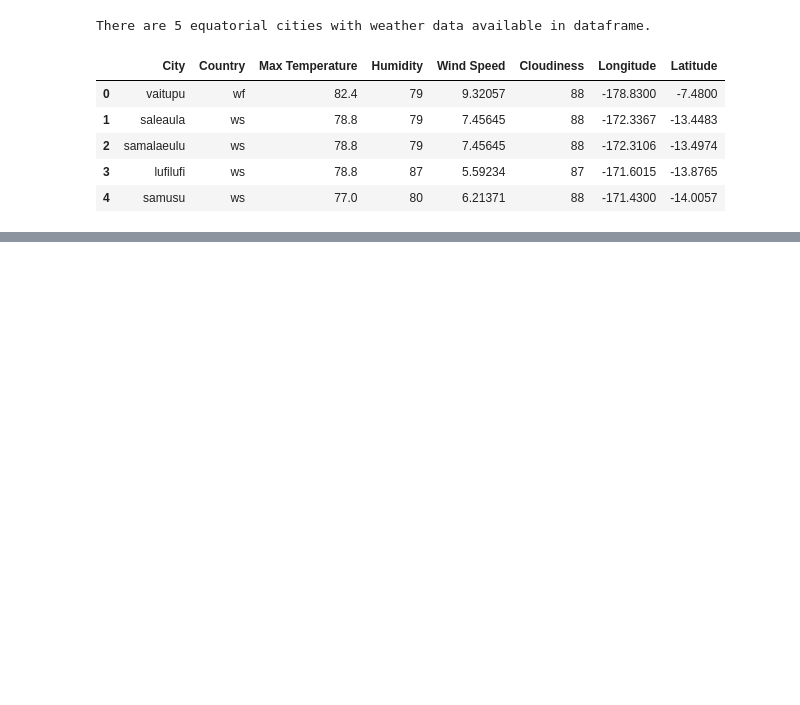
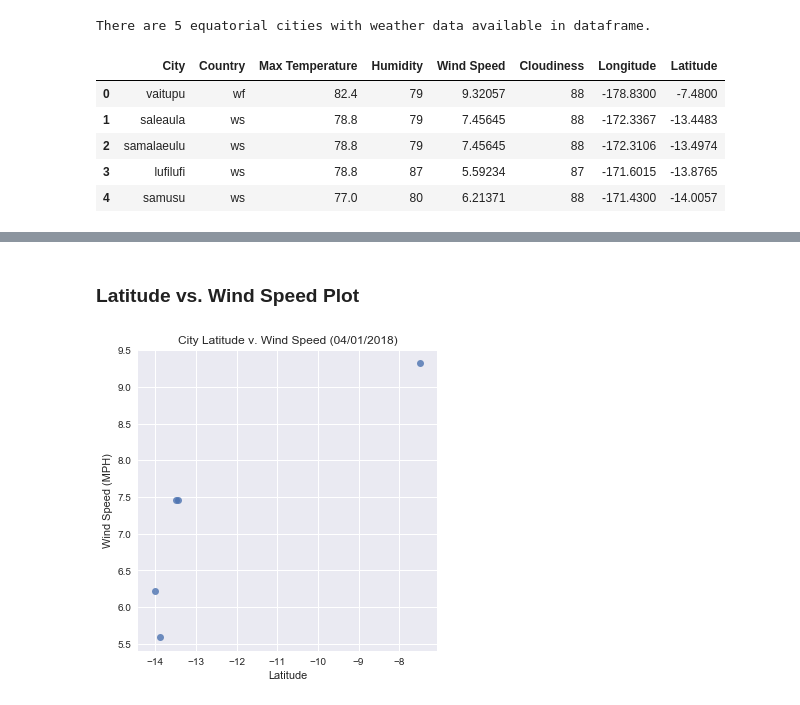
Before and after one commit to deleojean/PythonAPI-Challenge, a Jupyter notebook: main.ipynb, the cells around one changed output, grey strips where cells are left out. Cells and saved outputs as stored; diff of their text form; code cells hidden in the pictures; blank space fills up the shorter version.

```diff
--- a/main.ipynb
+++ b/main.ipynb
@@ -179,0 +216,12 @@ def create_scatter(data, **kwargs):
+# %% [markdown]
+### Latitude vs. Wind Speed Plot
+# %%
+title  = f'City Latitude v. Wind Speed ({date})'
+xlabel = 'Latitude'
+ylabel = 'Wind Speed (MPH)'
+xdata  = 'Latitude'
+ydata  = 'Wind Speed'
+
+create_scatter(data=equatorial_cities_df, title=title, xlabel=xlabel, ylabel=ylabel, xdata=xdata, ydata=ydata)
+# %% [output]
+[figure, added]
```
Also changed, not shown: parts of 6 cells of this notebook.
